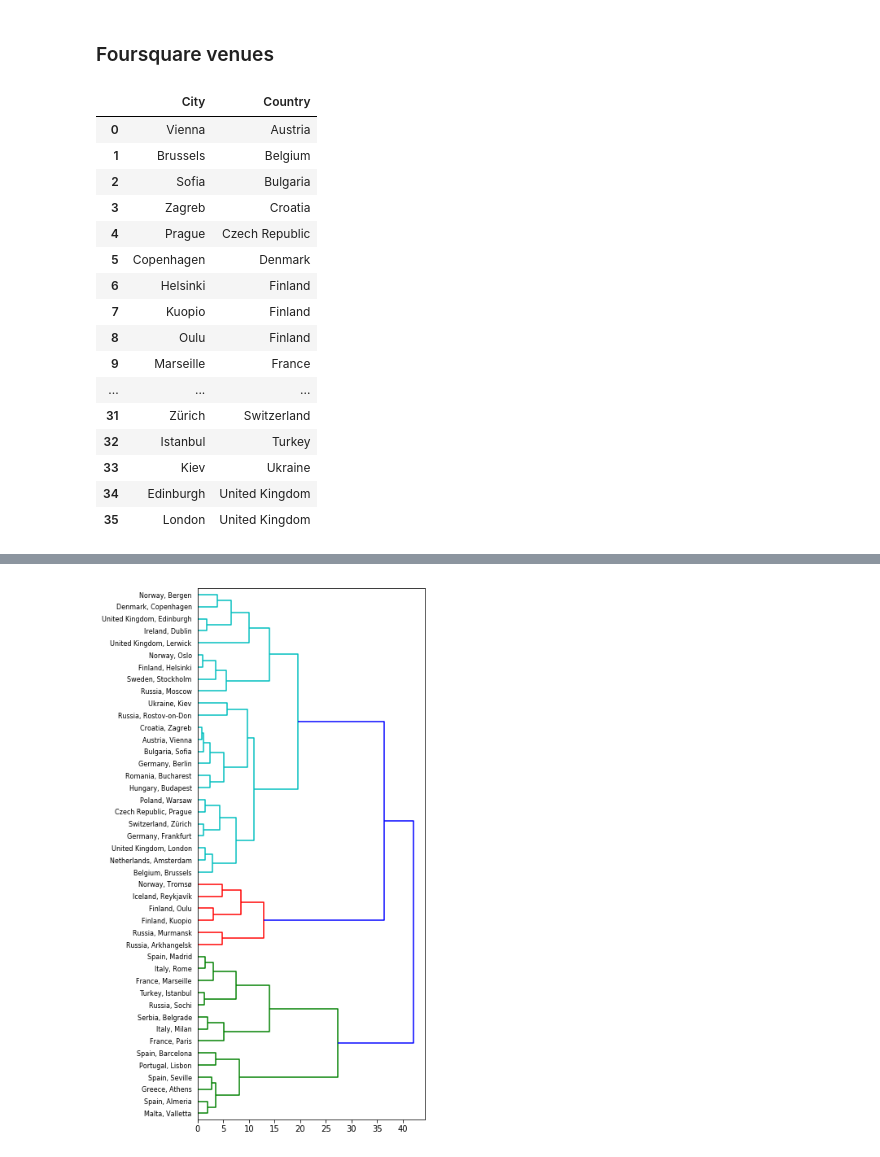
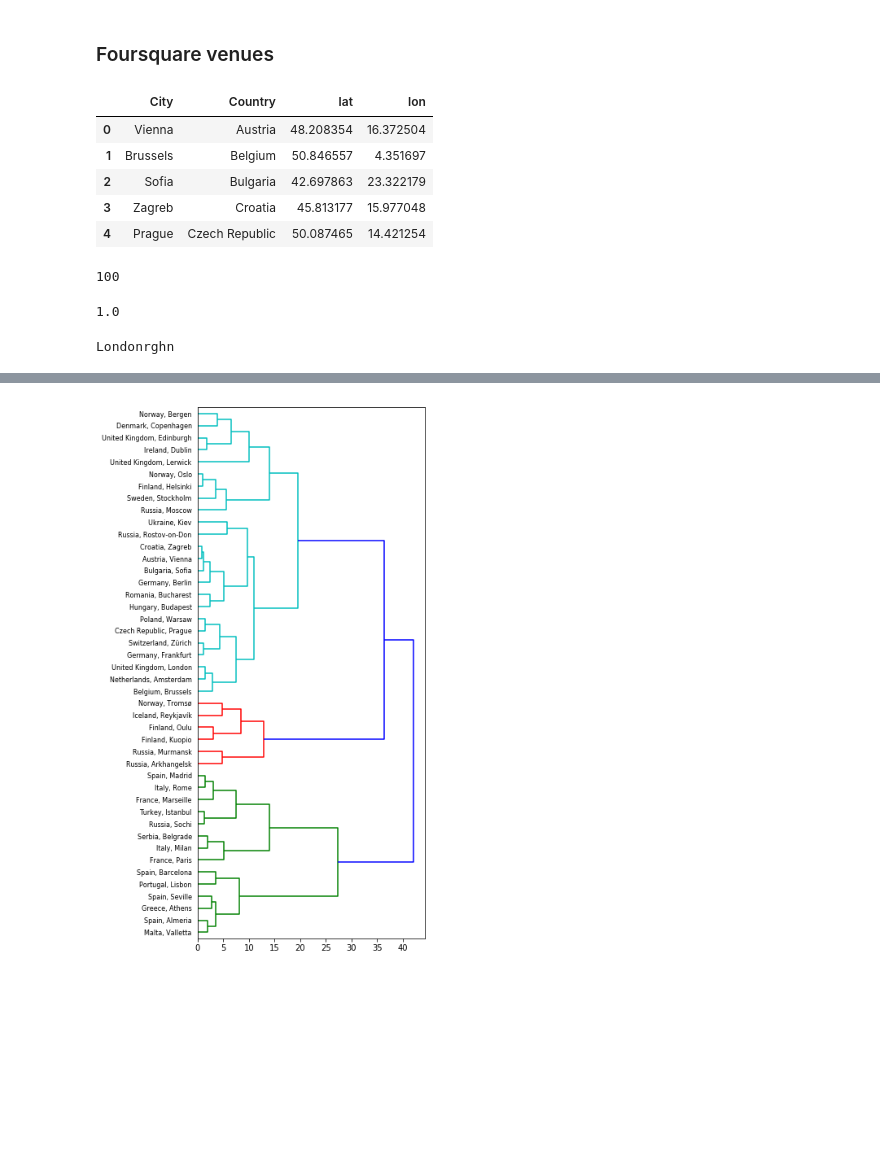
Before and after one commit to rareal/Coursera_Capstone, a Jupyter notebook: Capstone_final_report_code.ipynb, the cells around one changed output, grey strips where cells are left out. Cells and saved outputs as stored; diff of their text form; code cells hidden in the pictures; blank space fills up the shorter version.

Commit message:
all data collected

```diff
--- a/Capstone_final_report_code.ipynb
+++ b/Capstone_final_report_code.ipynb
@@ -208,22 +208,11 @@ plt.show()
 # %% [markdown]
 ### Foursquare venues
 # %%
-tllj_table[['City','Country']]
+tllj_table['City,Country,lat,lon'.split(',')].head()
 # %% [output]
-|  | City | Country |
-| 0 | Vienna | Austria |
-| 1 | Brussels | Belgium |
-| 2 | Sofia | Bulgaria |
-| 3 | Zagreb | Croatia |
-| 4 | Prague | Czech Republic |
-| 5 | Copenhagen | Denmark |
-| 6 | Helsinki | Finland |
-| 7 | Kuopio | Finland |
-| 8 | Oulu | Finland |
-| 9 | Marseille | France |
-| ... | ... | ... |
-| 31 | Zürich | Switzerland |
-| 32 | Istanbul | Turkey |
-| 33 | Kiev | Ukraine |
-| 34 | Edinburgh | United Kingdom |
-| 35 | London | United Kingdom |
+|  | City | Country | lat | lon |
+| 0 | Vienna | Austria | 48.208354 | 16.372504 |
+| 1 | Brussels | Belgium | 50.846557 | 4.351697 |
+| 2 | Sofia | Bulgaria | 42.697863 | 23.322179 |
+| 3 | Zagreb | Croatia | 45.813177 | 15.977048 |
+| 4 | Prague | Czech Republic | 50.087465 | 14.421254 |
@@ -229,0 +229,30 @@ tllj_table[['City','Country']]
+# %%
+len([v['venue']['categories'][0]['name'] for v in FSres])
+# %% [output]
+100
+# %%
+tt = pd.DataFrame({'car':'plane,cow,phase,tree,tree,knot'.split(',')})
+pd.get_dummies(tt,prefix='',prefix_sep='').mean(axis=0).sum()
+# %% [output]
+1.0
+# %%
+df = tllj_table
+venues_list=[]
+for city, country,lat,lon in zip(df.City,df.Country,df.lat,df.lon):
+    print(city,end='\r')
+    # create the API request URL
+    radius = 5000 # meters, max = 100,000 ## https://developer.foursquare.com/docs/api/venues/search
+    LIMIT = 500
+    INTENT = 'browse'
+    url = 'https://api.foursquare.com/v2/venues/explore?&client_id={}\
+    &client_secret={}&v={}&ll={},{}&radius={}&limit={}&intent={}'\
+    .format(CLIENT_ID, CLIENT_SECRET,VERSION,lat,lon,radius,LIMIT,INTENT)
+    results = requests.get(url).json()["response"]['groups'][0]['items']
+    # return only relevant information for each nearby venue
+    venues_list.append( [ ( city, country,lat,lng,
+        v['venue']['categories'][0]['name'] ) for v in results ] )
+
+nearby_venues = pd.DataFrame([item for venue_list in venues_list for item in venue_list])
+nearby_venues.columns = ['City','Country','lat','lon','Venue_Category']
+# %% [output]
+Londonrghn
```
Also changed, not shown: parts of 9 cells of this notebook, 2 other files.
